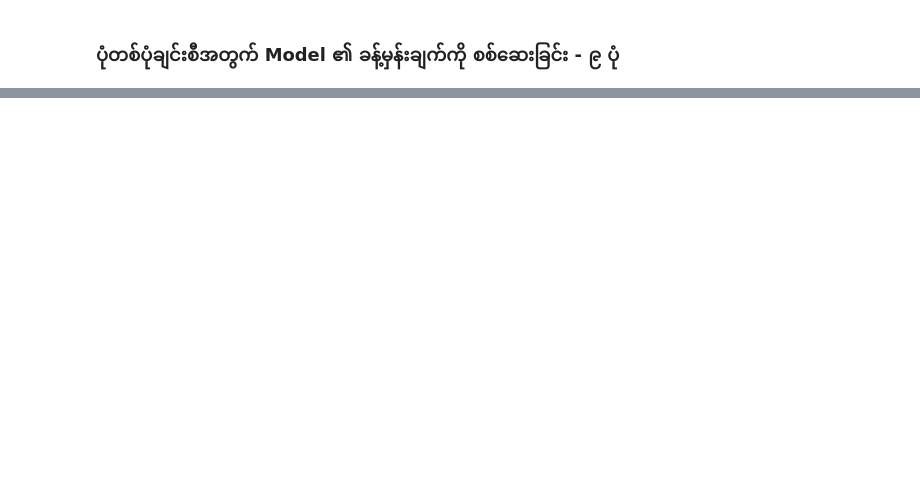
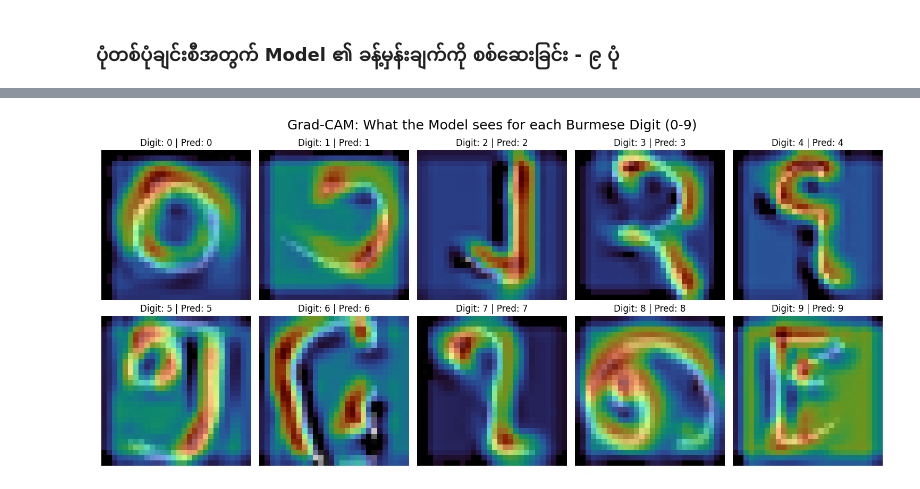
Before and after one commit to Nye1nChanSoe/understanding-cnn-from-scratch, a Jupyter notebook: notebooks/burmese_digits_cnn_pytorch.ipynb, the cells around one changed output, grey strips where cells are left out. Cells and saved outputs as stored; diff of their text form; code cells hidden in the pictures; blank space fills up the shorter version.

```diff
--- a/notebooks/burmese_digits_cnn_pytorch.ipynb
+++ b/notebooks/burmese_digits_cnn_pytorch.ipynb
@@ -253,0 +293,19 @@ plt.show()
+# %%
+# မှားယွင်းသော ခန့်မှန်းချက်များ၏ Index များကို ရှာဖွေခြင်း
+misclassified_indices = np.where(y_pred != y_true)[0]
+
+print(f"စုစုပေါင်း အမှားအရေအတွက်: {len(misclassified_indices)} ခု")
+
+plt.figure(figsize=(12, 12))
+num_images = min(9, len(misclassified_indices))
+
+for i in range(num_images):
+    idx = misclassified_indices[i]
+    img = np.array(testX[idx]).reshape(28, 28)
+    plt.subplot(3, 3, i + 1)
+    plt.imshow(img, cmap='gray')
+    plt.title(f"Index: {idx}\nTrue: {y_true[idx]} | Pred: {y_pred[idx]}", fontsize=12, color='red')
+    plt.axis('off')
+
+plt.tight_layout()
+plt.show()
@@ -253,0 +320,71 @@ plt.show()
+# %%
+# ၁။ ၀ မှ ၉ အထိ တစ်ခုချင်းစီအတွက် ပထမဆုံးတွေ့သော index များကို ရှာခြင်း
+y_true = np.array([td["label"] for td in testDataset])
+
+sample_indices = []
+for i in range(10):
+    idx = np.where(y_true == i)[0][0]
+    sample_indices.append(idx)
+
+# ၂။ Grad-CAM အတွက် Hook function များ ပြင်ဆင်ခြင်း
+gradients = None
+activations = None
+
+def save_gradient(grad):
+    global gradients
+    gradients = grad
+
+def forward_hook(module, input, output):
+    global activations
+    activations = output
+    output.register_hook(save_gradient)
+    return output
+
+# model.conv2 သည် နောက်ဆုံး conv layer ဖြစ်သည်
+handle = model.conv2.register_forward_hook(forward_hook)
+
+# ၃။ ၀ မှ ၉ အထိ တစ်ပုံချင်းစီအတွက် Heatmap ထုတ်ခြင်း
+plt.figure(figsize=(15, 7))
+
+for i, idx in enumerate(sample_indices):
+    img_raw = testDataset[idx]["image"]
+    input_tensor = torch.tensor(testX[idx]).float().view(1, 1, 28, 28).to(device)
+
+    # Forward Pass
+    model.eval()
+    model.zero_grad()
+    output = model(input_tensor)
+    _, pred = torch.max(output, 1)
+
+    # Backward Pass (Target Class အတွက်)
+    output[0, pred].backward()
+
+    # Grad-CAM တွက်ချက်ခြင်း
+    weights = torch.mean(gradients, dim=(2, 3), keepdim=True)
+    cam = torch.sum(weights * activations, dim=1).squeeze()
+    cam = torch.abs(cam)
+
+    # Normalize နှင့် Resize
+    cam = cam.detach().cpu().numpy()
+    cam = cam - cam.min()
+    cam = cam / (cam.max() + 1e-8)
+    cam_resized = np.array(Image.fromarray(cam).resize((28, 28)))
+
+    mask = cam_resized > 0.1
+    masked_cam = np.where(mask, cam_resized, np.nan)
+
+    # Plot
+    plt.subplot(2, 5, i + 1)
+    plt.imshow(img_raw, cmap='gray')
+    plt.imshow(masked_cam, cmap='turbo', alpha=0.6)
+    plt.title(f"Digit: {i} | Pred: {pred.item()}")
+    plt.axis('off')
+
+    # print(f"Digit {i} - CAM min: {cam.min():.4f}, max: {cam.max():.4f}, mean: {cam.mean():.4f}")
+
+plt.suptitle("Grad-CAM: What the Model sees for each Burmese Digit (0-9)", fontsize=18)
+plt.tight_layout()
+plt.show()
+handle.remove()
+# %% [output]
+[figure, added]
```
Also changed, not shown: parts of 13 cells of this notebook.
